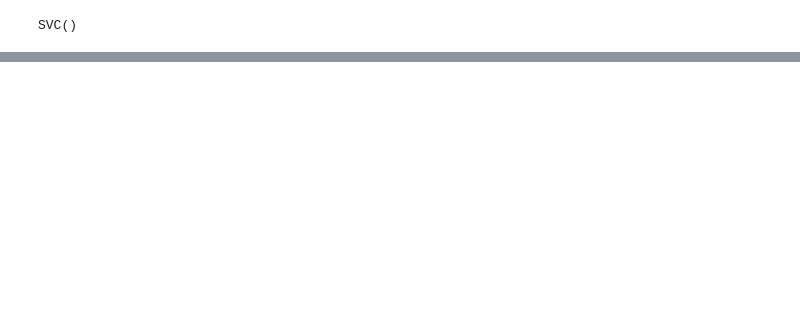
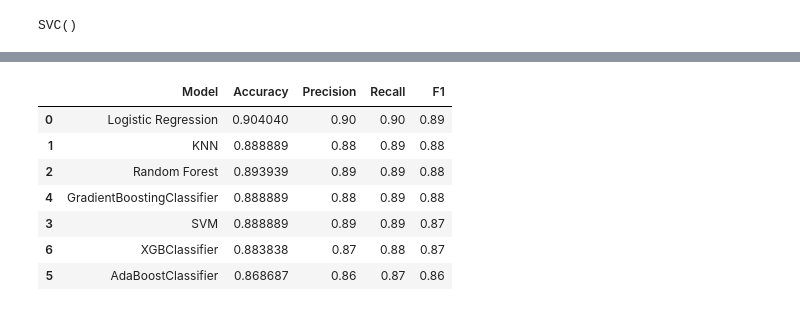
Before and after one commit to gklpcsgn/Weather-Detection, a Jupyter notebook: General_Models.ipynb, the cells around one changed output, grey strips where cells are left out. Saved outputs shown, nothing was run; the diff lists cells and outputs as text; code cells hidden in the pictures; blank space fills up the shorter version.

```diff
--- a/General_Models.ipynb
+++ b/General_Models.ipynb
@@ -141,0 +203,27 @@ thunderstorm_metrics
+# %%
+model_xgbc_thunderstorm = XGBClassifier(n_estimators=150, learning_rate=0.1, max_depth=3, random_state=101)
+model_xgbc_thunderstorm.fit(X_train, y_train[["Thunderstorm"]])
+thunderstorm_model_xgbc_metrics = get_metrics(model_xgbc_thunderstorm, X_val, y_val[["Thunderstorm"]])
+
+model_ada_thunderstorm = AdaBoostClassifier(n_estimators=150, random_state=101)
+model_ada_thunderstorm.fit(X_train, y_train[["Thunderstorm"]])
+thunderstorm_model_ada_metrics = get_metrics(model_ada_thunderstorm, X_val, y_val[["Thunderstorm"]])
+
+model_gbc_thunderstorm = GradientBoostingClassifier(n_estimators=150, random_state=101)
+model_gbc_thunderstorm.fit(X_train, y_train[["Thunderstorm"]])
+thunderstorm_model_gbc_metrics = get_metrics(model_gbc_thunderstorm, X_val, y_val[["Thunderstorm"]])
+# %%
+thunderstorm_metrics = thunderstorm_metrics.append({"Model": "GradientBoostingClassifier", "Accuracy": thunderstorm_model_gbc_metrics[0], "Precision": thunderstorm_model_gbc_metrics[1], "Recall": thunderstorm_model_gbc_metrics[2], "F1": thunderstorm_model_gbc_metrics[3]}, ignore_index=True)
+thunderstorm_metrics = thunderstorm_metrics.append({"Model": "AdaBoostClassifier", "Accuracy": thunderstorm_model_ada_metrics[0], "Precision": thunderstorm_model_ada_metrics[1], "Recall": thunderstorm_model_ada_metrics[2], "F1": thunderstorm_model_ada_metrics[3]}, ignore_index=True)
+thunderstorm_metrics = thunderstorm_metrics.append({"Model": "XGBClassifier", "Accuracy": thunderstorm_model_xgbc_metrics[0], "Precision": thunderstorm_model_xgbc_metrics[1], "Recall": thunderstorm_model_xgbc_metrics[2], "F1": thunderstorm_model_xgbc_metrics[3]}, ignore_index=True)
+# %%
+thunderstorm_metrics.sort_values(by="F1", ascending=False)
+# %% [output]
+|  | Model | Accuracy | Precision | Recall | F1 |
+| 0 | Logistic Regression | 0.904040 | 0.90 | 0.90 | 0.89 |
+| 1 | KNN | 0.888889 | 0.88 | 0.89 | 0.88 |
+| 2 | Random Forest | 0.893939 | 0.89 | 0.89 | 0.88 |
+| 4 | GradientBoostingClassifier | 0.888889 | 0.88 | 0.89 | 0.88 |
+| 3 | SVM | 0.888889 | 0.89 | 0.89 | 0.87 |
+| 6 | XGBClassifier | 0.883838 | 0.87 | 0.88 | 0.87 |
+| 5 | AdaBoostClassifier | 0.868687 | 0.86 | 0.87 | 0.86 |
```
Also changed, not shown: parts of 8 cells of this notebook, 2 other files.
